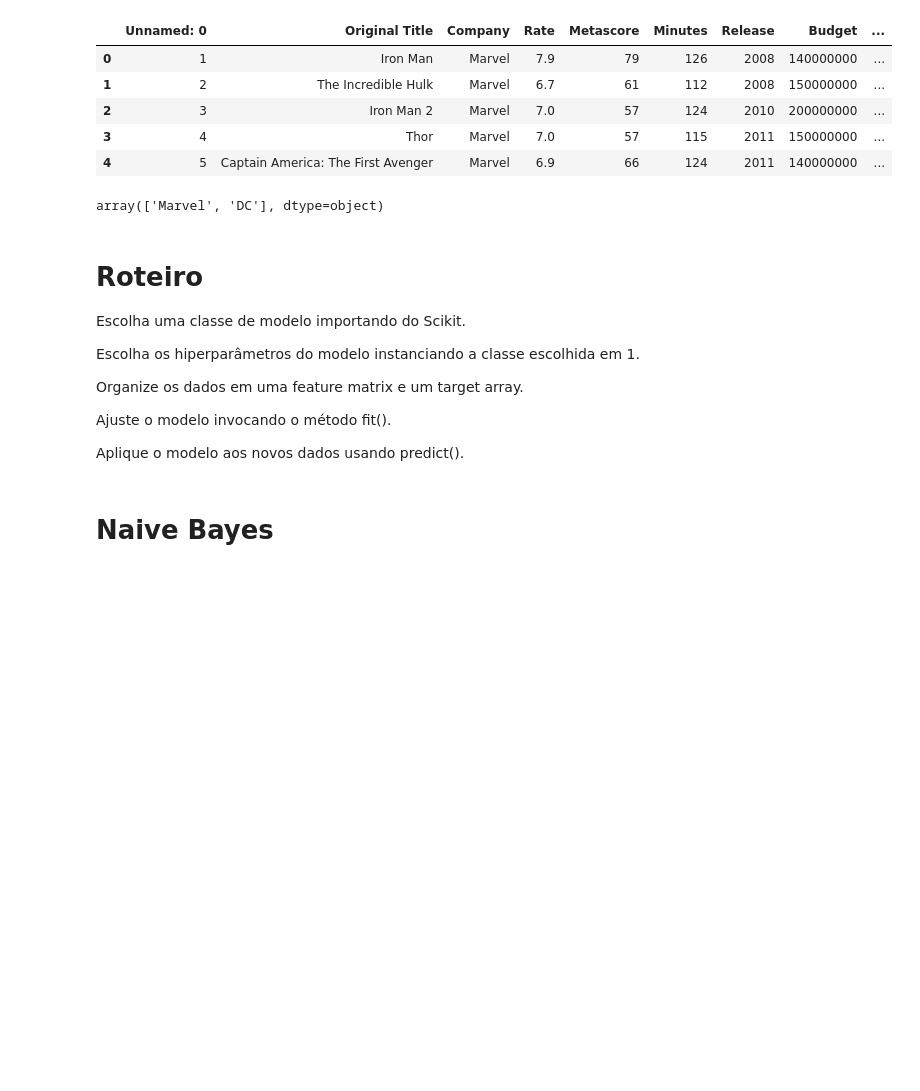
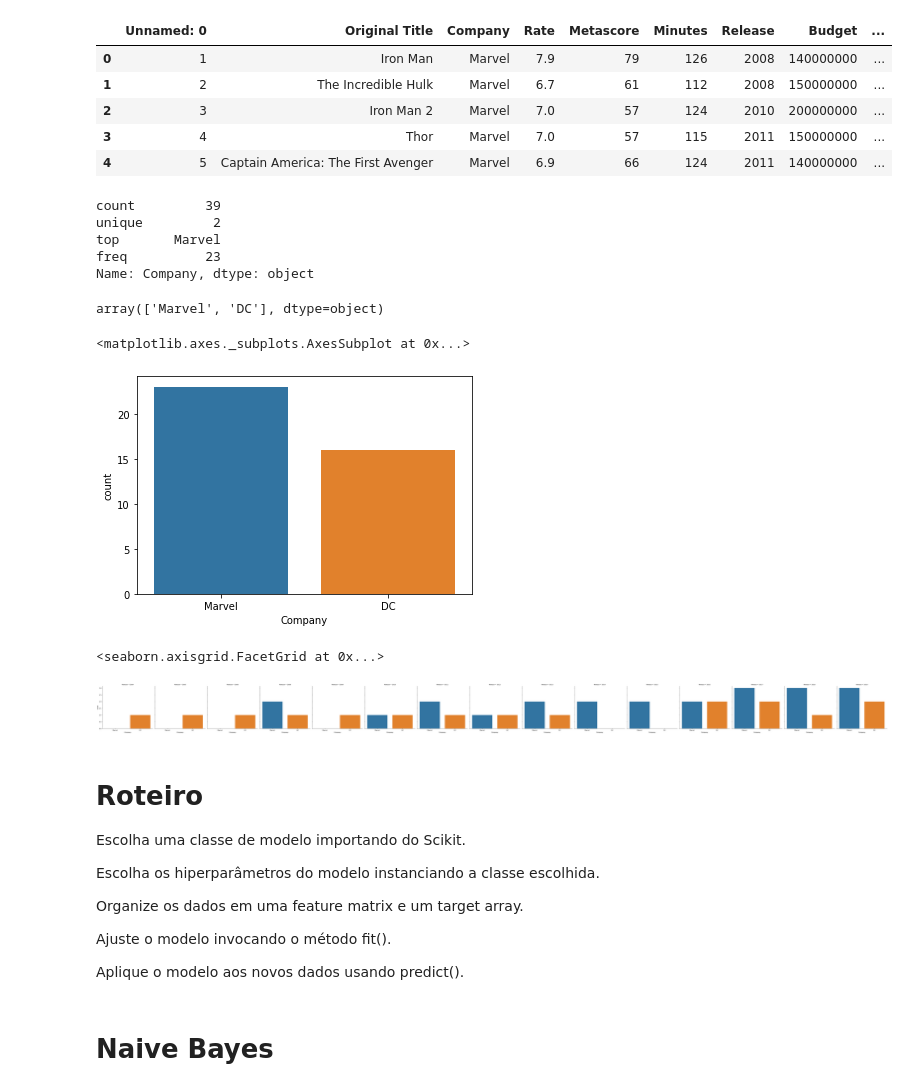
Before and after one commit to v195360/FSI, a Jupyter notebook: Trabalho3.ipynb, the cells around one changed output. Saved outputs shown, nothing was run; the diff lists cells and outputs as text; code cells hidden in the pictures; blank space fills up the shorter version.

Commit message:
Scikitlearn BD Marvel vs DC

```diff
--- a/Trabalho3.ipynb
+++ b/Trabalho3.ipynb
@@ -17,17 +17,39 @@ marvelvsdc.head()
 | 2 | 3 | Iron Man 2 | Marvel | 7.0 | 57 | 124 | 2010 | 200000000 | ... |
 | 3 | 4 | Thor | Marvel | 7.0 | 57 | 115 | 2011 | 150000000 | ... |
 | 4 | 5 | Captain America: The First Avenger | Marvel | 6.9 | 66 | 124 | 2011 | 140000000 | ... |
-# %%
-marvelvsdc.Company.unique()
-# %% [output]
-array(['Marvel', 'DC'], dtype=object)
+# %%
+#describe da compania
+marvelvsdc.Company.describe()
+# %% [output]
+count         39
+unique         2
+top       Marvel
+freq          23
+Name: Company, dtype: object
+# %%
+#Valores possíveis de compania
+marvelvsdc.Company.unique()
+# %% [output]
+array(['Marvel', 'DC'], dtype=object)
+# %%
+#comparação de quantidade de filmes
+sns.countplot(x="Company", data=marvelvsdc)
+# %% [output]
+<matplotlib.axes._subplots.AxesSubplot at 0x...>
+[figure, added]
+# %%
+#comparação de filmes por ano de lançamento
+sns.factorplot(x="Company", col="Release", kind="count", data=marvelvsdc)
+# %% [output]
+<seaborn.axisgrid.FacetGrid at 0x...>
+[figure, added]
 # %% [markdown]
 # **Roteiro**
 
 
 Escolha uma classe de modelo importando do Scikit.
 
-Escolha os hiperparâmetros do modelo instanciando a classe escolhida em 1.
+Escolha os hiperparâmetros do modelo instanciando a classe escolhida.
 
 Organize os dados em uma feature matrix e um target array.
 
```
